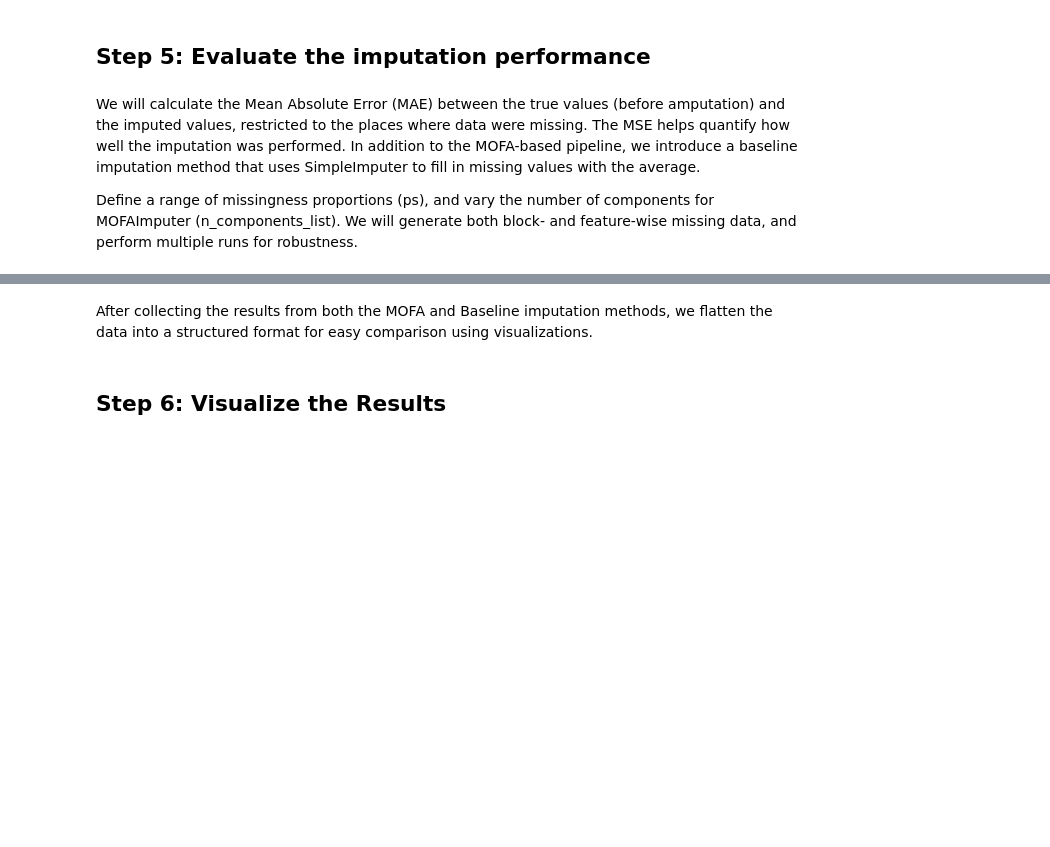
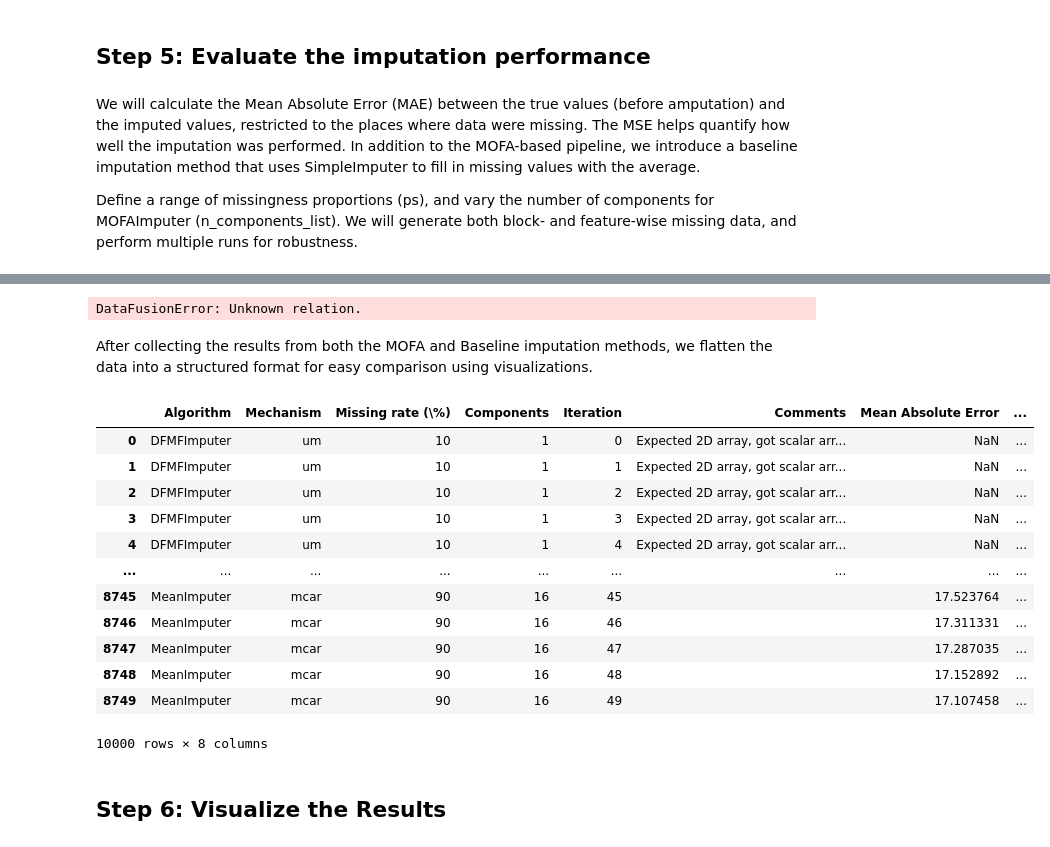
Before and after one commit to RafRomB/imml, a Jupyter notebook: tutorials/impute_multi_modal_data.ipynb, the cells around one changed output, grey strips where cells are left out. Cells and saved outputs as stored; diff of their text form; code cells hidden in the pictures; blank space fills up the shorter version.

Commit message:
Try dfmf_imputer.py

```diff
--- a/tutorials/impute_multi_modal_data.ipynb
+++ b/tutorials/impute_multi_modal_data.ipynb
@@ -80,7 +93,7 @@ ps = np.arange(0.1, 1, 0.2)
 n_components_list = [1, 2, 4, 8, 16]
 mechanisms = ["um", "pm", "mcar", "mnar"]
 n_times = 50
-algorithms = ["MOFAImputer", "MeanImputer"]
+algorithms = ["DFMFImputer", "MeanImputer"]
 all_metrics = {}
 # %%
 for algorithm in tqdm(algorithms):
@@ -100,7 +113,7 @@ for algorithm in tqdm(algorithms):
                     if algorithm == "MeanImputer":
                         pipeline = make_pipeline(
                             MultiViewTransformer(SimpleImputer().set_output(transform="pandas")))
-                    elif algorithm == "MOFAImputer":
+                    elif algorithm == "DFMFImputer":
                         normalizer = StandardScaler()
                         alg = eval(algorithm)
                         pipeline = make_pipeline(
@@ -133,25 +164,46 @@ for algorithm in tqdm(algorithms):
+# %%
+pipeline = make_pipeline(
+    MultiViewTransformer(StandardScaler().set_output(transform="pandas")),
+    DFMFImputer(n_components = 5, random_state=0))
+pipeline.fit_transform(Xs)
+# %% [output]
+DataFusionError: Unknown relation.
 # %% [markdown]
 After collecting the results from both the MOFA and Baseline imputation methods, we flatten the data into a structured format for easy comparison using visualizations.
 # %%
 flattened_data = [
     {
         'Algorithm': algorithm,
         'Mechanism': mechanism,
         'Missing rate (\%)': p,
         'Components': n_components,
         'Iteration': i,
         **iter_dict
     }
     for algorithm, algorithm_dict in all_metrics.items()
     for mechanism, mechanism_dict in algorithm_dict.items()
     for p, p_dict in mechanism_dict.items()
     for n_components, n_components_dict in p_dict.items()
     for i, iter_dict in n_components_dict.items()
 ]
 df = pd.DataFrame(flattened_data)
 df = df.sort_values(["Algorithm", "Mechanism", "Missing rate (\%)", "Components", "Iteration"], ascending=[True, False, True, True, True])
-df.to_csv("tutorials/impute_results.csv", index= None)
+# df.to_csv("tutorials/impute_results.csv", index= None)
 df
+# %% [output]
+|  | Algorithm | Mechanism | Missing rate (\%) | Components | Iteration | Comments | Mean Absolute Error | ... |
+| 0 | DFMFImputer | um | 10 | 1 | 0 | Expected 2D array, got scalar arr... | NaN | ... |
+| 1 | DFMFImputer | um | 10 | 1 | 1 | Expected 2D array, got scalar arr... | NaN | ... |
+| 2 | DFMFImputer | um | 10 | 1 | 2 | Expected 2D array, got scalar arr... | NaN | ... |
+| 3 | DFMFImputer | um | 10 | 1 | 3 | Expected 2D array, got scalar arr... | NaN | ... |
+| 4 | DFMFImputer | um | 10 | 1 | 4 | Expected 2D array, got scalar arr... | NaN | ... |
+| ... | ... | ... | ... | ... | ... | ... | ... | ... |
+| 8745 | MeanImputer | mcar | 90 | 16 | 45 |  | 17.523764 | ... |
+| 8746 | MeanImputer | mcar | 90 | 16 | 46 |  | 17.311331 | ... |
+| 8747 | MeanImputer | mcar | 90 | 16 | 47 |  | 17.287035 | ... |
+| 8748 | MeanImputer | mcar | 90 | 16 | 48 |  | 17.152892 | ... |
+| 8749 | MeanImputer | mcar | 90 | 16 | 49 |  | 17.107458 | ... |
+10000 rows × 8 columns
 # %%
 df = pd.read_csv("tutorials/impute_results.csv")
 df
```
Also changed, not shown: parts of 6 cells of this notebook.
